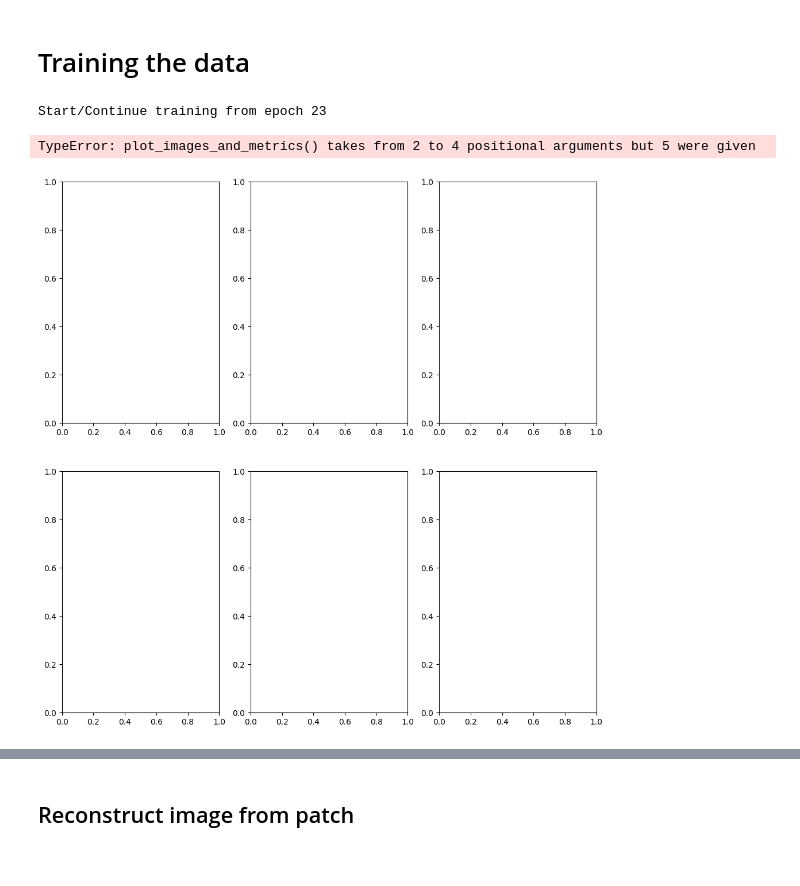
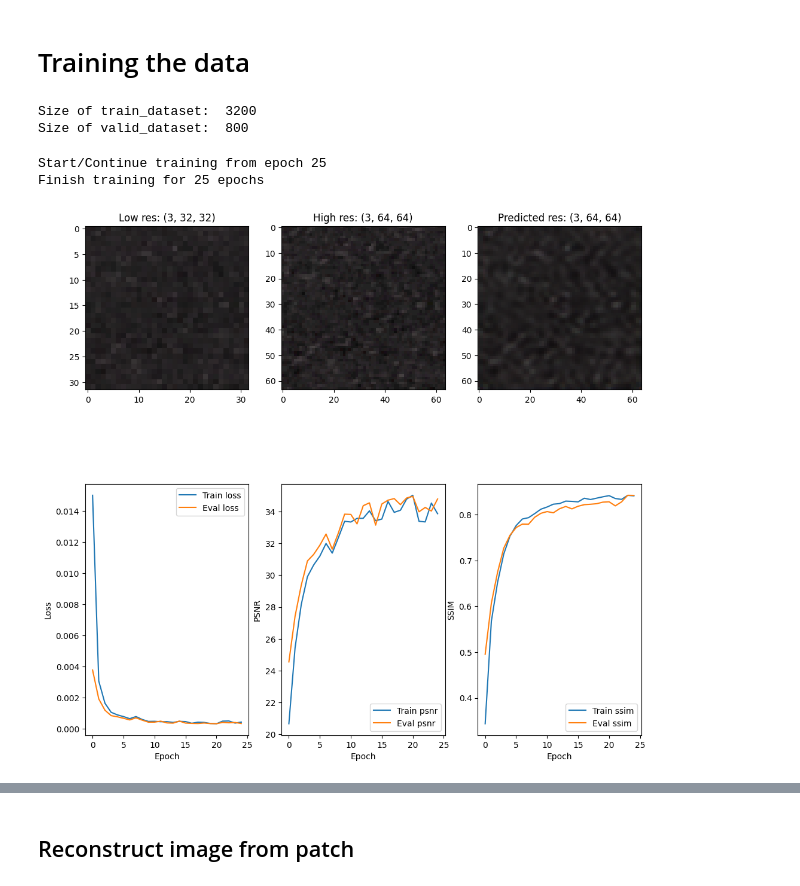
Before and after one commit to MightyCode/Super-Resolution-Project, a Jupyter notebook: train_rdn.ipynb, the cells around one changed output, grey strips where cells are left out. Cells and saved outputs as stored; diff of their text form; code cells hidden in the pictures.

Commit message:
fix many bugs in carladataset, train the rdn on patch of 32, do method to reconstruct image from patch (not efficient), show results

```diff
--- a/train_rdn.ipynb
+++ b/train_rdn.ipynb
@@ -178,3 +184,12 @@ def plot_images_and_metrics(exp, fig, axes, dataset, index): ##Only to use when
     axes[1][2].set_ylabel("SSIM")
 # %% [markdown]
 ## Experiment on a small batch
+# %%
+small_dataset_size = 10
+small_dataset = [X_train[np.random.randint(len(X_train))] for _ in range(small_dataset_size)]
+
+small_train_size = int(0.8 * len(small_dataset))
+small_valid_size = len(small_dataset) - small_train_size
+small_train_dataset, small_valid_dataset = torch.utils.data.random_split(small_dataset, [small_train_size, small_valid_size])
+
+print("Size of small_train_dataset: ", len(small_train_dataset))
@@ -253,7 +267,16 @@ plot_images_from_model(exp, small_dataset, indices=[0, 1, 2])
 # %% [markdown]
 # Training the data
 # %%
+
+# Take the sub part of the dataset from random indices
 train_size = int(0.8 * len(X_train))
 valid_size = len(X_train) - train_size
+
 train_dataset, valid_dataset = torch.utils.data.random_split(X_train, [train_size, valid_size])
+
+print("Size of train_dataset: ", len(train_dataset))
+print("Size of valid_dataset: ", len(valid_dataset))
+# %% [output]
+Size of train_dataset:  3200
+Size of valid_dataset:  800
 # %%
@@ -270,12 +293,12 @@ exp1 = nt.Experiment(r, train_dataset, valid_dataset, adam, stats_manager, devic
                      output_dir=path, perform_validation_during_training=True)
 # %%
 fig, axes = plt.subplots(ncols=3, nrows=2, figsize=(12, 12))
-exp1.run(num_epochs=23, plot=lambda exp: plot_images_and_metrics(exp, fig, axes, X_valid, np.random.randint(len(X_valid))))
+exp1.run(num_epochs=25, plot=lambda exp: plot_images_and_metrics(exp, fig, axes, X_valid, np.random.randint(len(X_valid))))
 #exp1.run(num_epochs=3, plot=None)
 # %% [output]
-Start/Continue training from epoch 23
+Start/Continue training from epoch 25
+Finish training for 25 epochs
-TypeError: plot_images_and_metrics() takes from 2 to 4 positional arguments but 5 were given
-[figure, old version]
+[figure, new version]
 # %%
 plot_images_from_model(exp1, X_valid, num_images=4)
 # %% [output]
```
Also changed, not shown: parts of 16 cells of this notebook, 1 other file.
